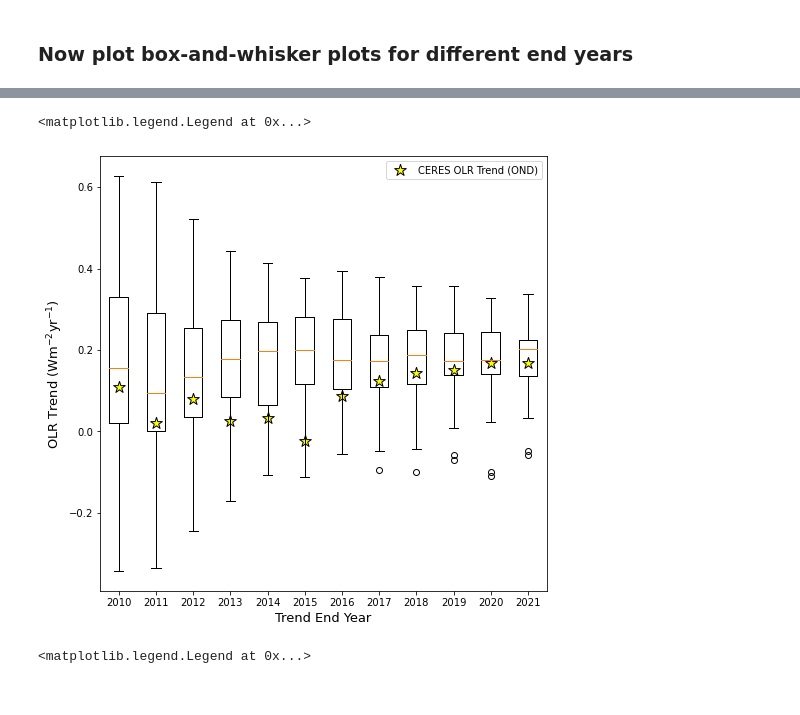
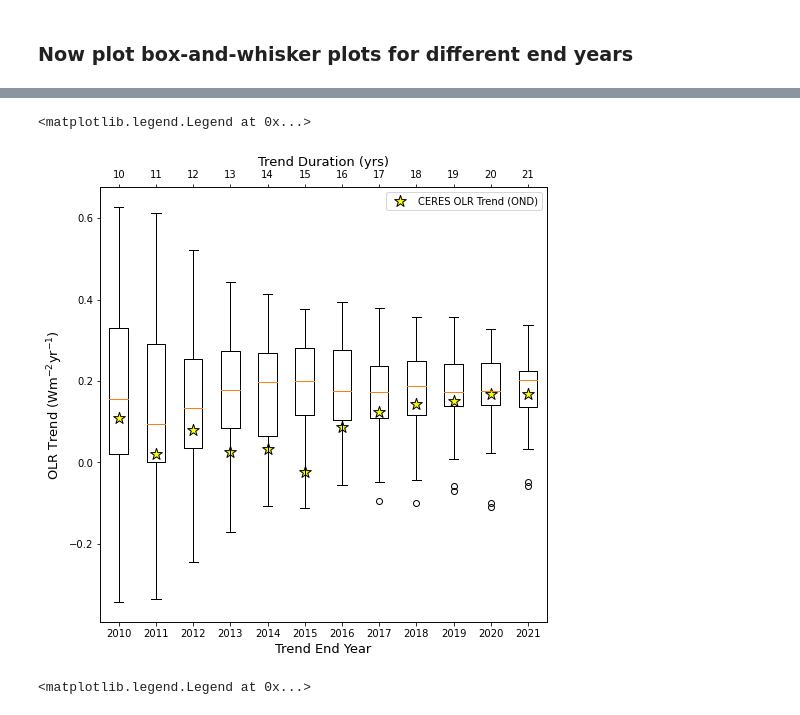
Before and after one commit to jshaw35/spectral_ice, a Jupyter notebook: figure3/figure3.ipynb, the cells around one changed output, grey strips where cells are left out. Drawn from its saved outputs; the diff is of its cells as text; code cells hidden in the pictures.

```diff
--- a/figure3/figure3.ipynb
+++ b/figure3/figure3.ipynb
@@ -514,4 +465,8 @@ endyrs = [2010,2011,2012,2013,2014,2015,2016,2017,2018,2019,2020,2021]
 # %%
+def tick_function1(X):
+    out = ["%.0f" % z for z in X]
+    return out
+
 box_fig,box_ax = plt.subplots(1,1,figsize=(8,8))
 
 ceres_slopes = []
@@ -532,16 +487,19 @@ for _yr in endyrs:
     esn_slopes_dict[_yr] = cesm_slopes
 
 box_out = plt.boxplot(esn_slopes_dict.values(), labels=endyrs)
-plt.scatter(np.arange(1,13,1),ceres_slopes,label='CERES OLR Trend (JFM)',marker='*',color='yellow',edgecolors= "black",s=150)
+box_ax.scatter(np.arange(1,13,1),ceres_slopes,label='CERES OLR Trend (JFM)',marker='*',color='yellow',edgecolors= "black",s=150)
 
 box_ax.set_xlabel('Trend End Year',fontsize=13)
 box_ax.set_ylabel('OLR Trend (Wm$^{-2}$yr$^{-1}$)',fontsize=13)
 
-ax_sigb = ax_sig.twiny()
+box_axb = box_ax.twiny()
 # Twinning the axis doesn't copy over everything apparently. Need to copy tick values.
-ax_sigb.set_xlim(ax_sig.get_xlim())
-ax_sigb.set_xticks(ax_sig.get_xticks())
+box_axb.set_xlim(box_ax.get_xlim())
+box_axb.set_xticks(box_ax.get_xticks())
 
-plt.legend()
+box_axb.set_xticklabels(tick_function1(np.array(endyrs) - 2000))
+box_axb.set_xlabel('Trend Duration (yrs)',fontsize=13)
+
+box_ax.legend()
 # %% [output]
 <matplotlib.legend.Legend at 0x...>
@@ -549,33 +507,41 @@ plt.legend()
 # %%
 box_fig,box_ax = plt.subplots(1,1,figsize=(8,8))
 
 ceres_slopes = []
 esn_slopes_dict = {}
 
 for _yr in endyrs:
 
     ceres_tseries_concated = ceres_subset_ondavg.sel(year=slice(None,_yr))
     cesm_tseries_concated = allens_ond_tseries.sel(year=slice(None,_yr))
 
     ceres_polyfit = ceres_tseries_concated.polyfit(dim='year',deg=1)
     cesm_polyfit = cesm_tseries_concated.polyfit(dim='year',deg=1)
 
     ceres_slope = ceres_polyfit['polyfit_coefficients'].sel(degree=1).values
     cesm_slopes = cesm_polyfit['polyfit_coefficients'].sel(degree=1).values
 
     ceres_slopes.append(ceres_slope)
     esn_slopes_dict[_yr] = cesm_slopes
 
 box_out = plt.boxplot(esn_slopes_dict.values(), labels=endyrs)
-plt.scatter(np.arange(1,13,1),ceres_slopes,label='CERES OLR Trend (OND)',marker='*',color='yellow',edgecolors= "black",s=150)
+box_ax.scatter(np.arange(1,13,1),ceres_slopes,label='CERES OLR Trend (OND)',marker='*',color='yellow',edgecolors= "black",s=150)
 
 box_ax.set_xlabel('Trend End Year',fontsize=13)
 box_ax.set_ylabel('OLR Trend (Wm$^{-2}$yr$^{-1}$)',fontsize=13)
 
-plt.legend()
+box_axb = box_ax.twiny()
+# Twinning the axis doesn't copy over everything apparently. Need to copy tick values.
+box_axb.set_xlim(box_ax.get_xlim())
+box_axb.set_xticks(box_ax.get_xticks())
+
+box_axb.set_xticklabels(tick_function1(np.array(endyrs) - 2000))
+box_axb.set_xlabel('Trend Duration (yrs)',fontsize=13)
+
+box_ax.legend()
 # %% [output]
 <matplotlib.legend.Legend at 0x...>
-[figure, old version]
+[figure, new version]
 # %%
 fig,ax = plt.subplots(1,1,figsize=(10,10))
 
```
Also changed, not shown: parts of 29 cells of this notebook.
